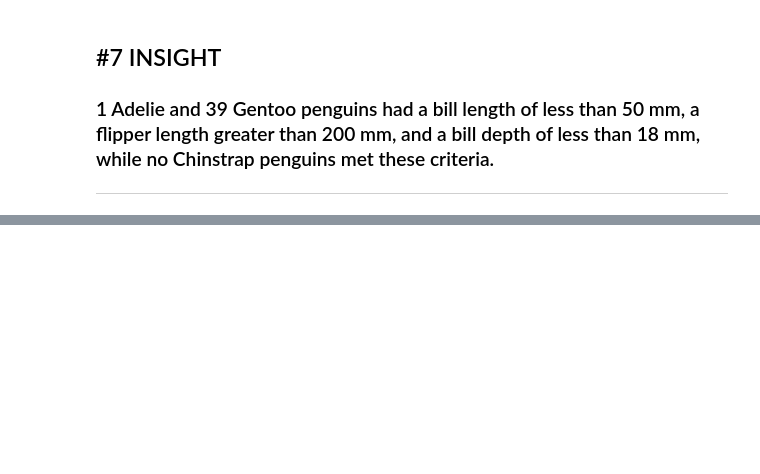
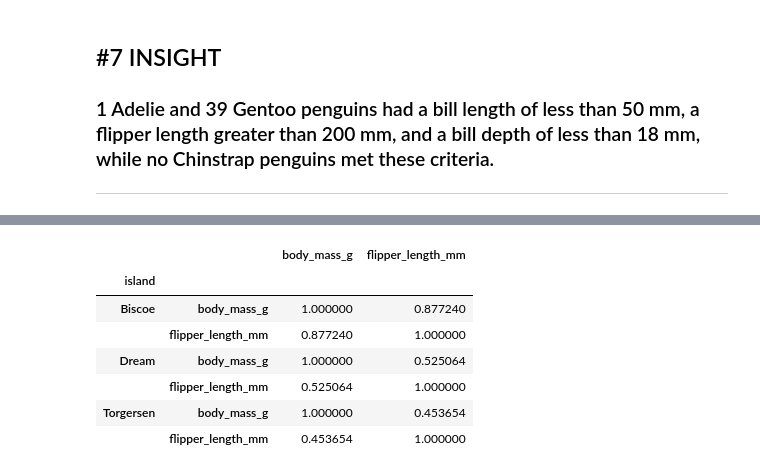
Before and after one commit to leidando/ELEC303-DATA_ANALYTICS-DANDO, a Jupyter notebook: activity1.ipynb, the cells around one changed output, grey strips where cells are left out. Cells and saved outputs as stored; diff of their text form; code cells hidden in the pictures; blank space fills up the shorter version.

```diff
--- a/activity1.ipynb
+++ b/activity1.ipynb
@@ -12,7 +14,7 @@ import pandas as pd
 <li>Name of Dataframe</li>
 <li>Source</li>
 # %%
-penguins = pd.read_csv('penguins.csv')
+penguins = pd.read_csv('Datasets//penguins.csv')
 # %%
 penguins
 # %% [output]
@@ -204,8 +206,8 @@ dtype: int64
 penguins['bill_length_mm'] = penguins['bill_length_mm'].fillna(penguins['bill_length_mm'].mean())
 penguins['bill_depth_mm'] = penguins['bill_depth_mm'].fillna(penguins['bill_depth_mm'].mean())
 penguins['flipper_length_mm'] = penguins['flipper_length_mm'].fillna(penguins['flipper_length_mm'].mean())
-penguins['body_mass_g'] = penguins['body_mass_g'].fillna(penguins['body_mass_g']).mean()
-penguins['sex'] = penguins['sex'].fillna(penguins['sex']).mode()[0]
+penguins['body_mass_g'] = penguins['body_mass_g'].fillna(penguins['body_mass_g'].mean())
+penguins['sex'] = penguins['sex'].fillna(penguins['sex'].mode()[0])
 # %%
 penguins.isnull().sum()
 # %% [output]
@@ -472,0 +531,11 @@ np.int64(0)
+# %%
+penguins.groupby('island')[['body_mass_g', 'flipper_length_mm']].corr()
+# %% [output]
+|  |  | body_mass_g | flipper_length_mm |
+| island |  |  |  |
+| Biscoe | body_mass_g | 1.000000 | 0.877240 |
+|  | flipper_length_mm | 0.877240 | 1.000000 |
+| Dream | body_mass_g | 1.000000 | 0.525064 |
+|  | flipper_length_mm | 0.525064 | 1.000000 |
+| Torgersen | body_mass_g | 1.000000 | 0.453654 |
+|  | flipper_length_mm | 0.453654 | 1.000000 |
```
Also changed, not shown: parts of 25 cells of this notebook.
